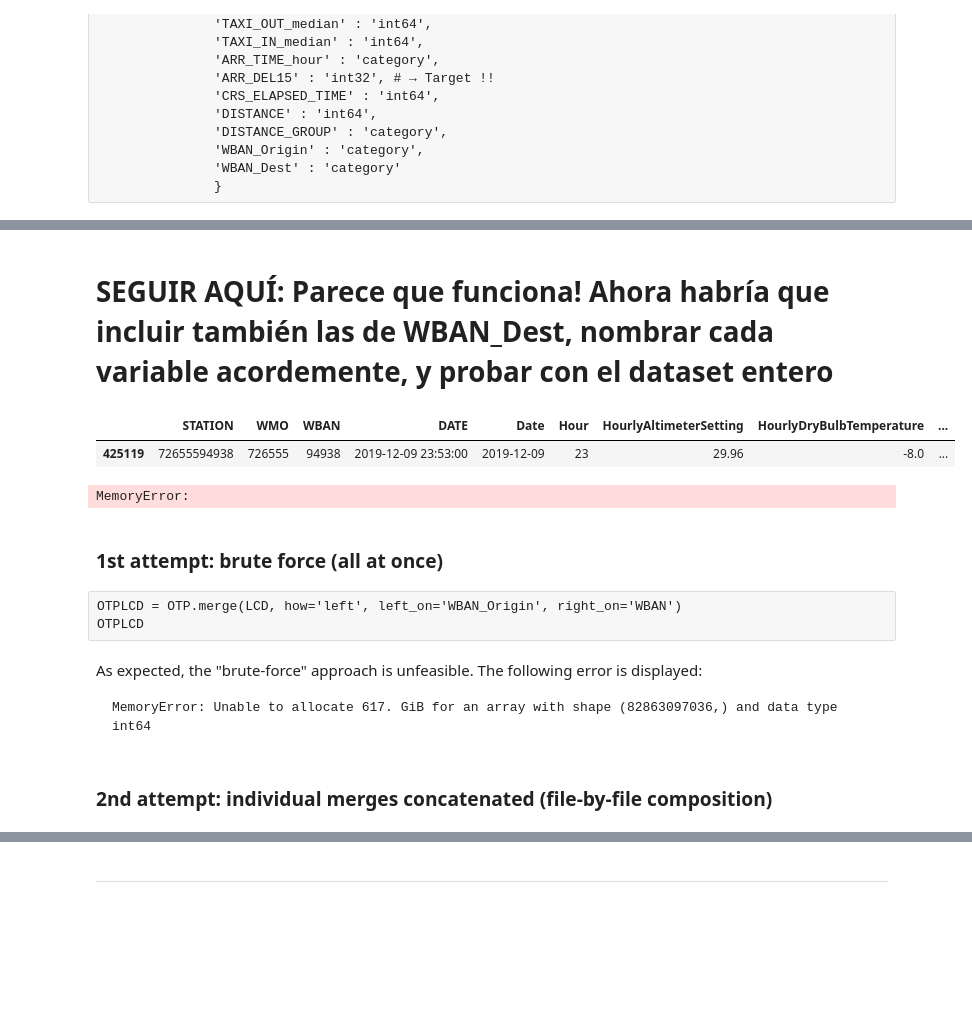
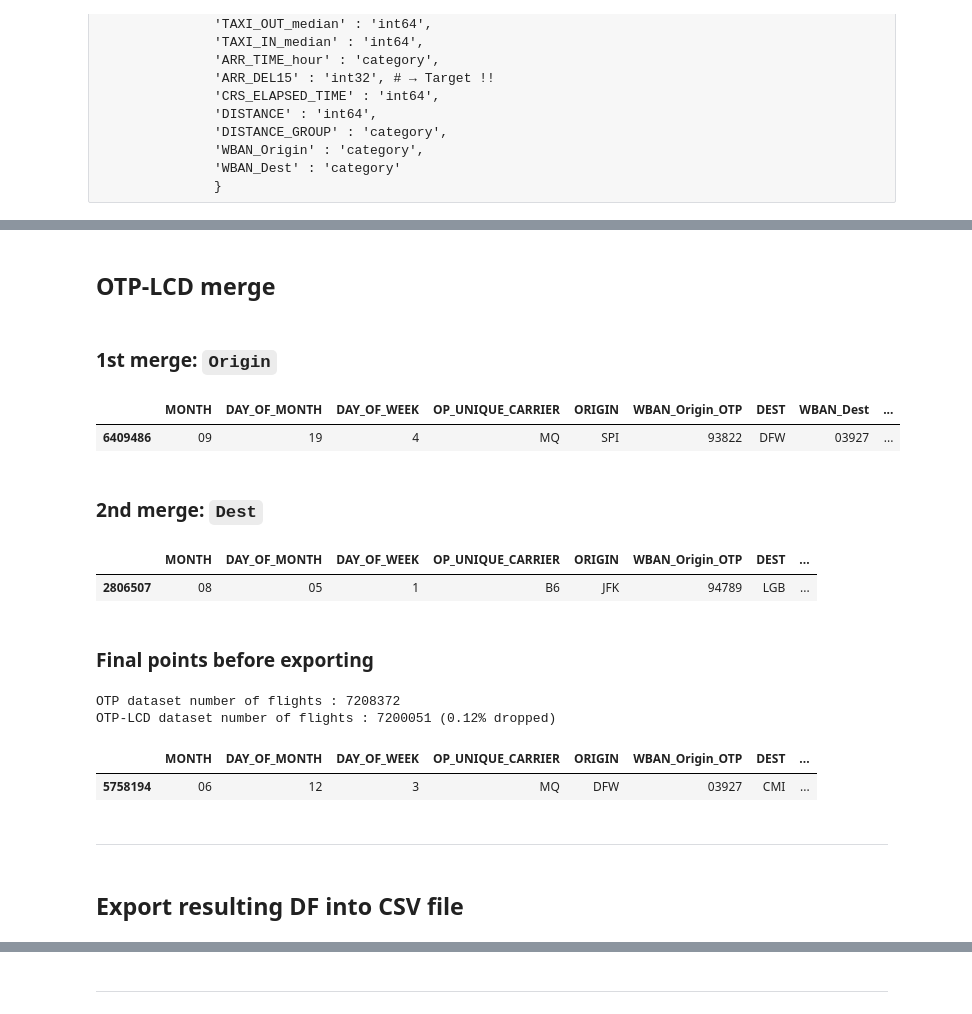
Before and after one commit to malonsol/TFM_KSchool, a Jupyter notebook: EDA/DELAY/OTP_LCD.ipynb, the cells around one changed output, grey strips where cells are left out. Saved outputs shown, nothing was run; the diff lists cells and outputs as text; code cells hidden in the pictures; blank space fills up the shorter version.

````diff
--- a/EDA/DELAY/OTP_LCD.ipynb
+++ b/EDA/DELAY/OTP_LCD.ipynb
@@ -188,39 +190,33 @@ for c in ['WBAN_Origin', 'WBAN_Dest']:
 # Likewise, convert months and days into 2-digit format:
 for d in ['MONTH', 'DAY_OF_MONTH']:
     OTP[d] = OTP[d].apply(lambda x: ('0'+x) if len(x)==1 else x)
-# %% [markdown]
-# SEGUIR AQUÍ: Parece que funciona! Ahora habría que incluir también las de WBAN_Dest, nombrar cada variable acordemente, y probar con el dataset entero
+# %% [markdown]
+## OTP-LCD merge
+# %% [markdown]
+### 1st merge: `Origin`
+# %%
+LCD_original_cols = LCD.columns
+# Origin merge:
+LCD.columns = LCD_original_cols.map(lambda x: str(x) + '_Origin')
+OTP_id_Origin = OTP['WBAN_Origin'] + '_' + '2019-' + OTP['MONTH'] + '-' + OTP['DAY_OF_MONTH'] + '_' + OTP['DEP_TIME_hour']
+OTP['LCD_id_Origin'] = OTP_id_Origin
+OTP_LCD_Origin = OTP.merge(LCD, how='inner', on='LCD_id_Origin', suffixes=['_OTP', '_LCD'])
 # %%
-LCD.sample(1)
+OTP_LCD_Origin.sample(1)
 # %% [output]
-|  | STATION | WMO | WBAN | DATE | Date | Hour | HourlyAltimeterSetting | HourlyDryBulbTemperature | ... |
-| 425119 | 72655594938 | 726555 | 94938 | 2019-12-09 23:53:00 | 2019-12-09 | 23 | 29.96 | -8.0 | ... |
+|  | MONTH | DAY_OF_MONTH | DAY_OF_WEEK | OP_UNIQUE_CARRIER | ORIGIN | WBAN_Origin_OTP | DEST | WBAN_Dest | ... |
+| 6409486 | 09 | 19 | 4 | MQ | SPI | 93822 | DFW | 03927 | ... |
+# %% [markdown]
+### 2nd merge: `Dest`
 # %%
-LCD_original_cols = LCD.columns
-# Origin merge:
-LCD.columns = LCD_original_cols.map(lambda x: str(x) + '_Origin')
-OTP_id_Origin = OTP['WBAN_Origin'] + '_' + '2019-' + OTP['MONTH'] + '-' + OTP['DAY_OF_MONTH'] + '_' + OTP['DEP_TIME_hour']
-OTP['LCD_id_Origin'] = OTP_id_Origin
-OTP_LCD_Origin = OTP.merge(LCD, how='inner', left_on='LCD_id_Origin', right_on='LCD_id')
-
 # Dest merge:
 LCD.columns = LCD_original_cols.map(lambda x: str(x) + '_Dest')
-OTP_id_Dest = OTP['WBAN_Dest'] + '_' + '2019-' + OTP['MONTH'] + '-' + OTP['DAY_OF_MONTH'] + '_' + OTP['ARR_TIME_hour']
+OTP_id_Dest = OTP_LCD_Origin['WBAN_Dest'] + '_' + '2019-' + OTP_LCD_Origin['MONTH'] + '-' \
+              + OTP_LCD_Origin['DAY_OF_MONTH'] + '_' + OTP_LCD_Origin['ARR_TIME_hour']
 OTP_LCD_Origin['LCD_id_Dest'] = OTP_id_Dest
-OTP_LCD = OTP_LCD_Origin.merge(LCD, how='inner', left_on='LCD_id_Dest', right_on='LCD_id')
+OTP_LCD = OTP_LCD_Origin.merge(LCD, how='inner', on='LCD_id_Dest', suffixes=['_OTP', '_LCD'])
-# %% [output]
-MemoryError:
 # %%
-OTP_LCD.sample(5)
+OTP_LCD.sample(1)
+# %% [output]
+|  | MONTH | DAY_OF_MONTH | DAY_OF_WEEK | OP_UNIQUE_CARRIER | ORIGIN | WBAN_Origin_OTP | DEST | ... |
+| 2806507 | 08 | 05 | 1 | B6 | JFK | 94789 | LGB | ... |
-# %% [markdown]
-### 1st attempt: brute force (all at once)
-# %% [raw]
-OTPLCD = OTP.merge(LCD, how='left', left_on='WBAN_Origin', right_on='WBAN')
-OTPLCD
-# %% [markdown]
-As expected, the "brute-force" approach is unfeasible. The following error is displayed:
-```
-MemoryError: Unable to allocate 617. GiB for an array with shape (82863097036,) and data type int64
-```
-# %% [markdown]
-### 2nd attempt: individual merges concatenated (file-by-file composition)
@@ -232,0 +223,22 @@ LCD_ind
+# %% [markdown]
+### Final points before exporting
+# %%
+# Check how many flights have been lost throughout the merging process:
+print("OTP dataset number of flights : {}".format(len(OTP)))
+print("OTP-LCD dataset number of flights : {} ({:4.2f}% dropped)".format(len(OTP_LCD),
+                                                                         (len(OTP) - len(OTP_LCD)) * 100 / len(OTP)))
+# %% [output]
+OTP dataset number of flights : 7208372
+OTP-LCD dataset number of flights : 7200051 (0.12% dropped)
+# %%
+# Drop redundant columns:
+drop_cols = ['LCD_id_Origin', 'DATE_Origin', 'Date_Origin', 'Hour_Origin', 'LCD_id_Dest', 'DATE_Dest', 'Date_Dest', 'Hour_Dest']
+OTP_LCD.drop(drop_cols, axis=1, inplace=True)
+OTP_LCD.sample(1)
+# %% [output]
+|  | MONTH | DAY_OF_MONTH | DAY_OF_WEEK | OP_UNIQUE_CARRIER | ORIGIN | WBAN_Origin_OTP | DEST | ... |
+| 5758194 | 06 | 12 | 3 | MQ | DFW | 03927 | CMI | ... |
+# %% [markdown]
+___
+# %% [markdown]
+## Export resulting DF into CSV file
````
Also changed, not shown: parts of 15 cells of this notebook.
